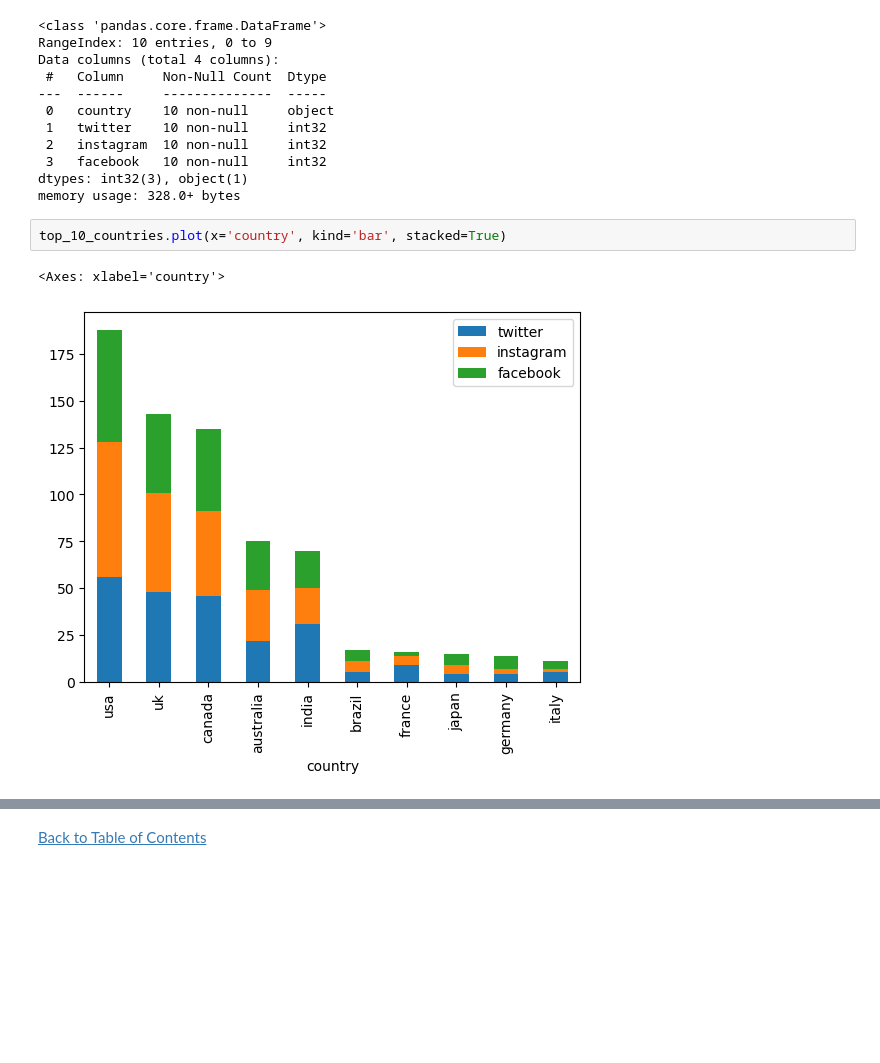
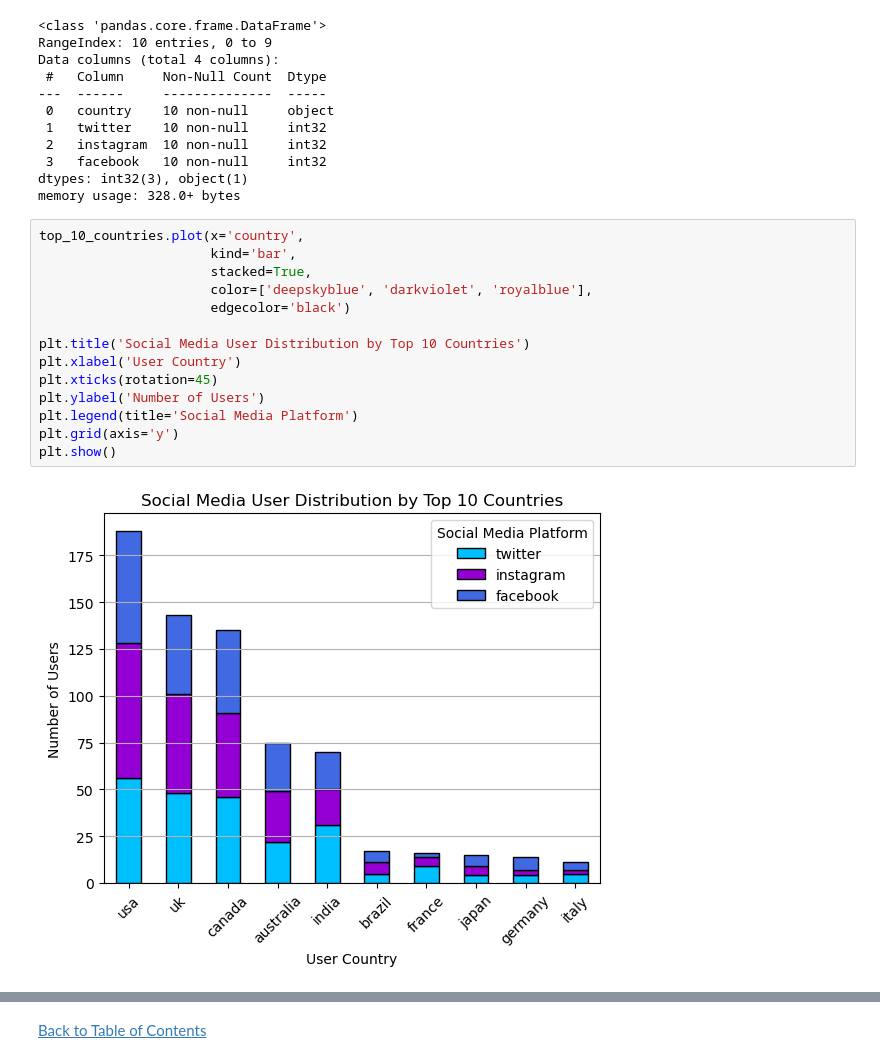
Before and after one commit to jasondo-da/Social_Media_Analysis, a Jupyter notebook: social_media_sentiments_analysis.ipynb, the cells around one changed output, grey strips where cells are left out. Cells and saved outputs as stored; diff of their text form; blank space fills up the shorter version.

```diff
--- a/social_media_sentiments_analysis.ipynb
+++ b/social_media_sentiments_analysis.ipynb
@@ -786,8 +786,19 @@ Data columns (total 4 columns):
  3   facebook   10 non-null     int32
 dtypes: int32(3), object(1)
 memory usage: 328.0+ bytes
-# %%
-top_10_countries.plot(x='country', kind='bar', stacked=True)
-# %% [output]
-<Axes: xlabel='country'>
-[figure, removed]
+# %%
+top_10_countries.plot(x='country',
+                      kind='bar',
+                      stacked=True,
+                      color=['deepskyblue', 'darkviolet', 'royalblue'],
+                      edgecolor='black')
+
+plt.title('Social Media User Distribution by Top 10 Countries')
+plt.xlabel('User Country')
+plt.xticks(rotation=45)
+plt.ylabel('Number of Users')
+plt.legend(title='Social Media Platform')
+plt.grid(axis='y')
+plt.show()
+# %% [output]
+[figure, added]
```
Also changed, not shown: parts of 10 cells of this notebook.
